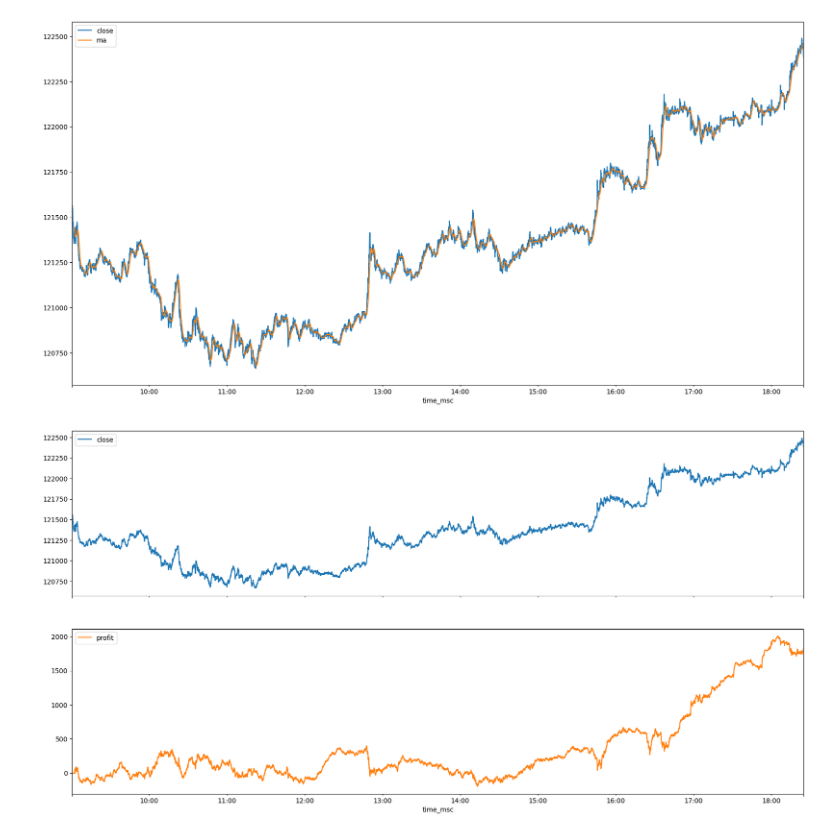
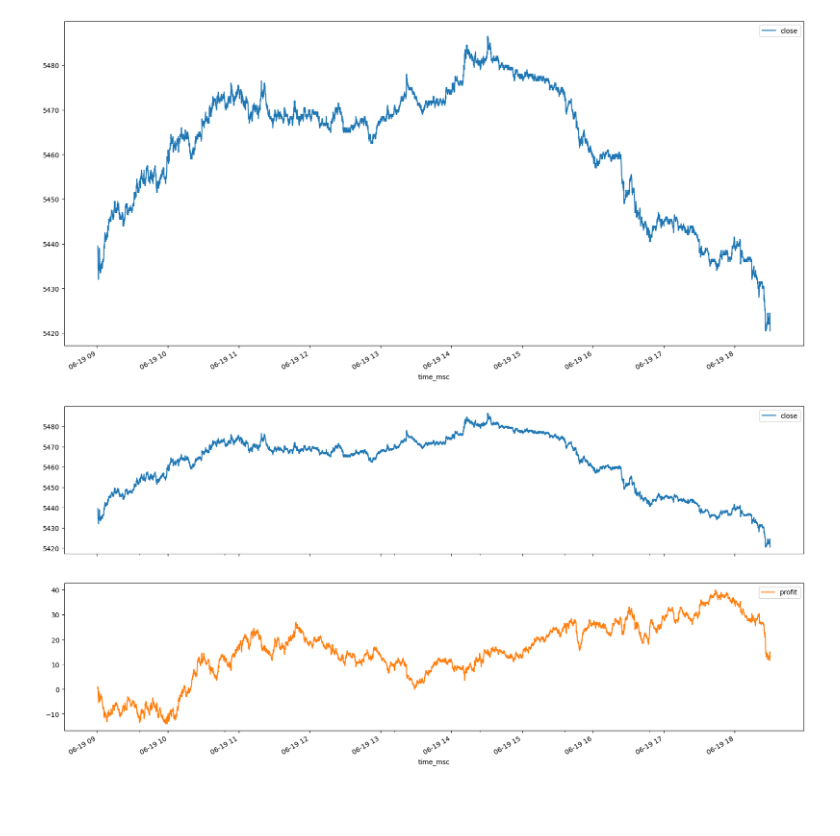
Before and after one commit to agabopinho/phoenix-project, a Jupyter notebook: grpc_server/notebooks/delta_strategy_03.1.1.ipynb, the cells around one changed output. Saved outputs shown, nothing was run; the diff lists cells and outputs as text; code cells hidden in the pictures; blank space fills up the shorter version.

```diff
--- a/grpc_server/notebooks/delta_strategy_03.1.1.ipynb
+++ b/grpc_server/notebooks/delta_strategy_03.1.1.ipynb
@@ -22,7 +22,7 @@ trades_list = None
 
 while from_date < to_date:
     trades = mt5.copy_ticks_range(
-        "WINQ24", from_date, from_date.replace(hour=23), mt5.COPY_TICKS_TRADE
+        "WDON24", from_date, from_date.replace(hour=23), mt5.COPY_TICKS_TRADE
     )
     if mt5.last_error()[0] == mt5.RES_S_OK and len(trades.shape) == 1:
         if trades_list is None:
@@ -34,14 +34,14 @@ while from_date < to_date:
 # %%
 ohlc = MT5.create_ohlc_from_ticks(trades_list, "5s")
 
-ohlc.loc[(ohlc["open"] < ohlc["close"]) & (ohlc.shift(1)["open"] < ohlc.shift(1)["close"]), "type"] = "up"
-ohlc.loc[(ohlc["open"] > ohlc["close"]) & (ohlc.shift(1)["open"] > ohlc.shift(1)["close"]), "type"] = "down"
+ohlc.loc[(ohlc["open"] < ohlc["close"]), "type"] = "up"
+ohlc.loc[(ohlc["open"] > ohlc["close"]), "type"] = "down"
 
 ohlc["type"] = ohlc["type"].shift(1)
-ohlc[["close", "ma"]].plot(figsize=(20, 10), subplots=[("close", "ma"),])
+ohlc[["close"]].plot(figsize=(20, 10), subplots=[("close",),])
 ohlc.to_excel("bricks.xlsx")
 # %% [output]
-[figure, old version]
+[figure, new version]
 # %%
 def plot_chart():
     fig = go.Figure(
@@ -99,4 +99,4 @@ for i, item in temp.iterrows():
 temp[["close", "profit"]].plot(figsize=(20, 10), subplots=[("close",), ("profit",)])
 temp.to_excel("bricks.xlsx")
 # %% [output]
-[figure, old version]
+[figure, new version]
```
Also changed, not shown: 10 other files.
